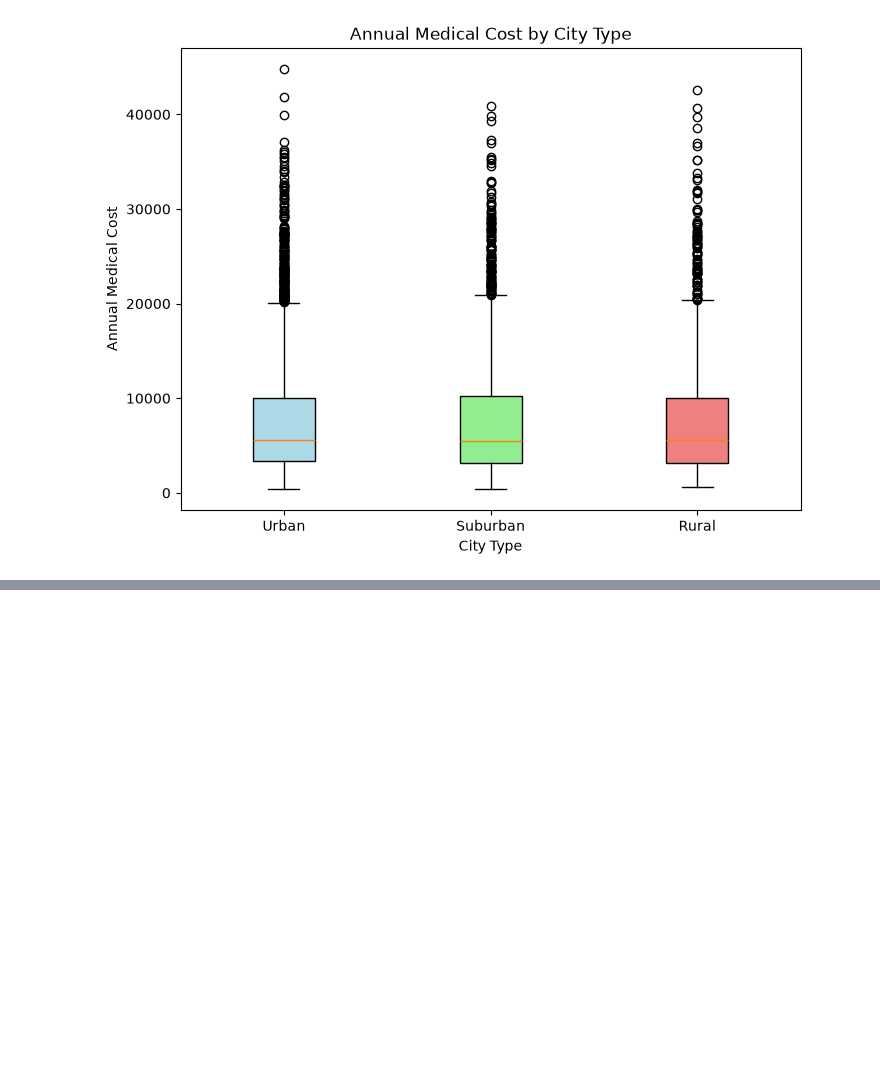
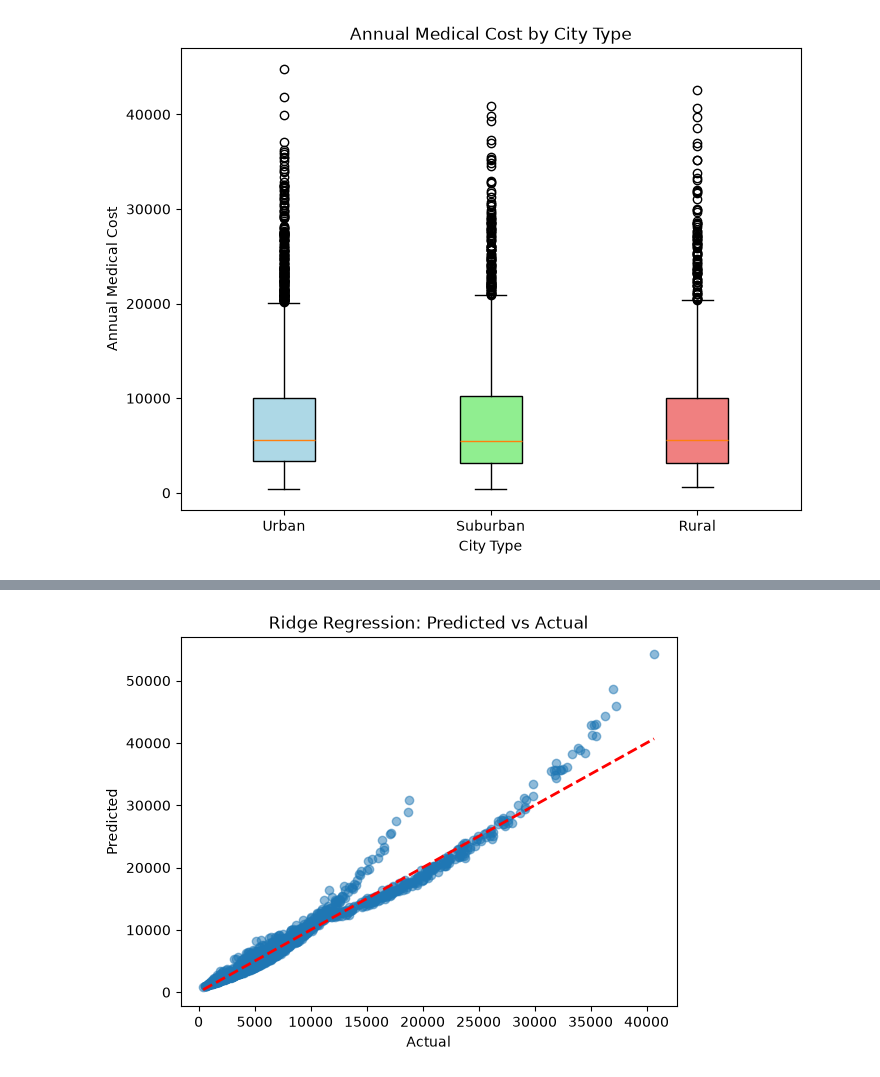
Before and after one commit to tristanm71/4368-Final-Project, a Jupyter notebook: main.ipynb, the cells around one changed output, grey strips where cells are left out. Cells and saved outputs as stored; diff of their text form; code cells hidden in the pictures; blank space fills up the shorter version.

```diff
--- a/main.ipynb
+++ b/main.ipynb
@@ -396,0 +551,13 @@ Dummy Regressor R^2: -0.1097
+# %%
+#Ridge Regression Predicted vs Actual Plot
+ridge_model = models["Ridge Regression"]
+y_pred_ridge = ridge_model.predict(X_test)
+
+plt.scatter(y_test, y_pred_ridge, alpha=0.5)
+plt.plot([y_test.min(), y_test.max()], [y_test.min(), y_test.max()], 'r--', lw=2)
+plt.xlabel('Actual')
+plt.ylabel('Predicted')
+plt.title('Ridge Regression: Predicted vs Actual')
+plt.show()
+# %% [output]
+[figure, added]
```
Also changed, not shown: parts of 18 cells of this notebook, 2 other files.
